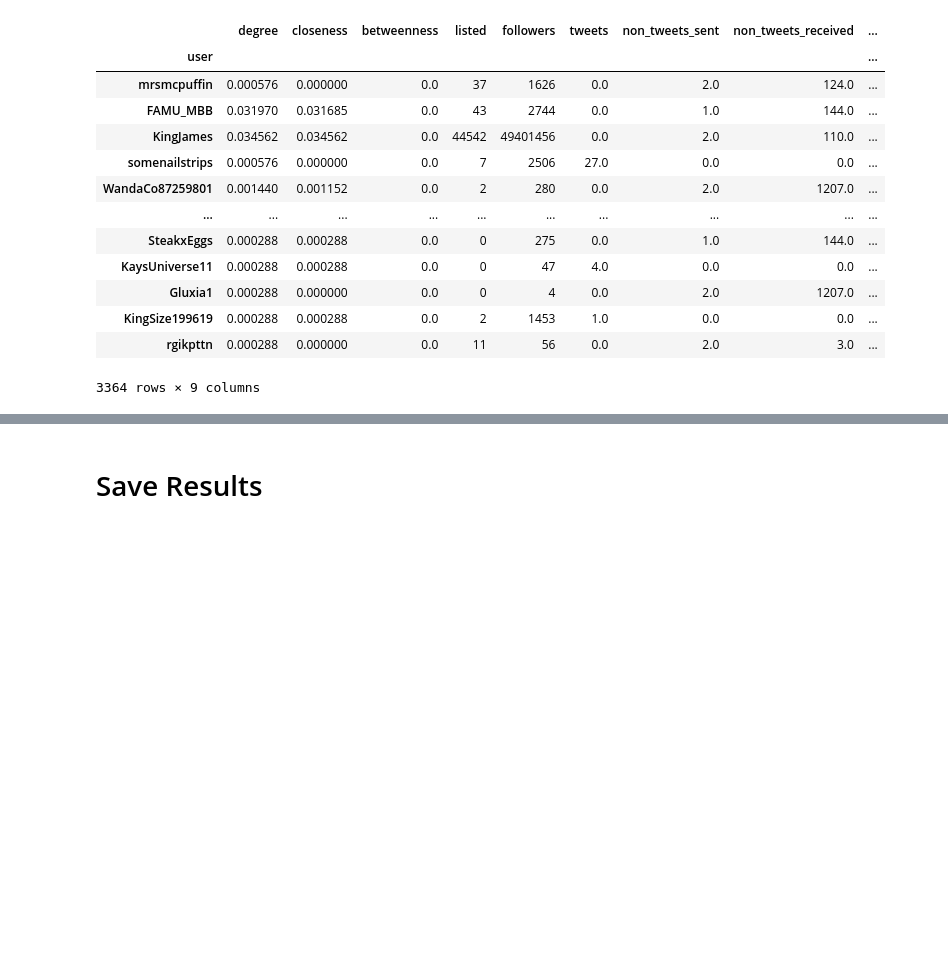
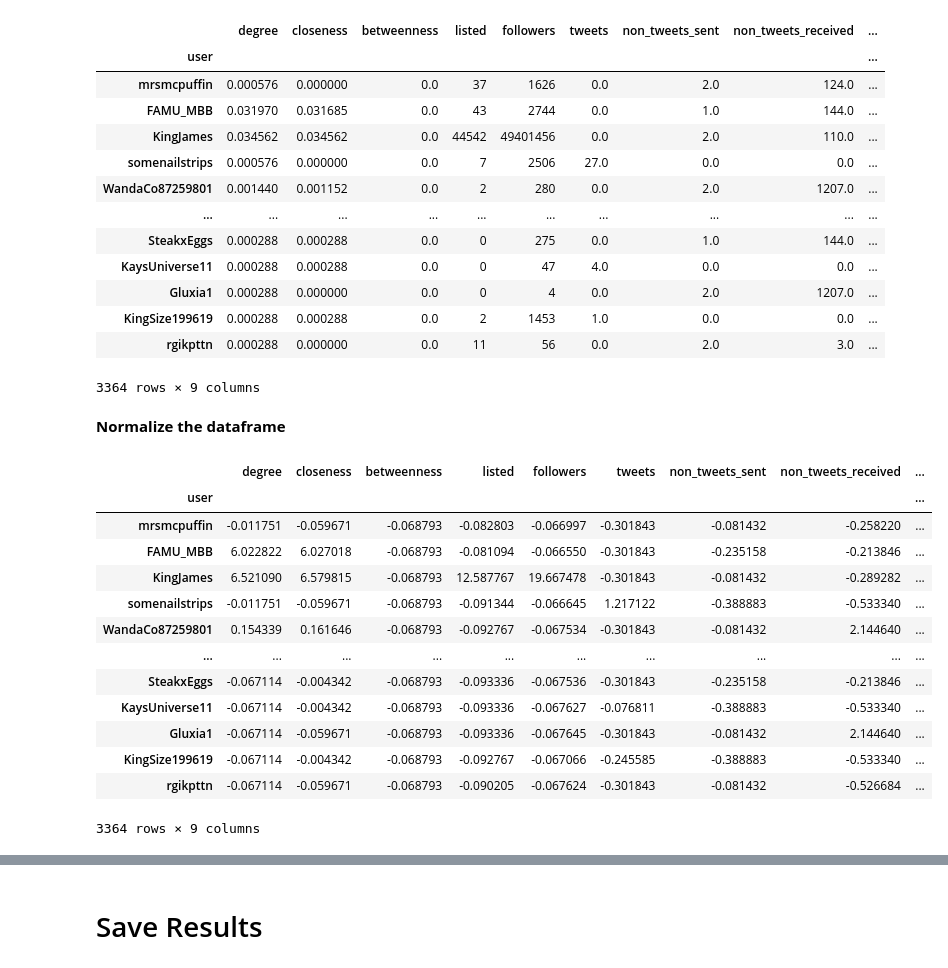
Before and after one commit to bogdan-tanasie/social-influence-twitter, a Jupyter notebook: Graph.ipynb, the cells around one changed output, grey strips where cells are left out. Saved outputs shown, nothing was run; the diff lists cells and outputs as text; code cells hidden in the pictures; blank space fills up the shorter version.

```diff
--- a/Graph.ipynb
+++ b/Graph.ipynb
@@ -309,3 +310,23 @@ network_measures
 | KingSize199619 | 0.000288 | 0.000288 | 0.0 | 2 | 1453 | 1.0 | 0.0 | 0.0 | ... |
 | rgikpttn | 0.000288 | 0.000000 | 0.0 | 11 | 56 | 0.0 | 2.0 | 3.0 | ... |
 3364 rows × 9 columns
+# %% [markdown]
+**Normalize the dataframe**
+# %%
+normalized_network_measures = (network_measures-network_measures.mean())/network_measures.std()
+normalized_network_measures
+# %% [output]
+|  | degree | closeness | betweenness | listed | followers | tweets | non_tweets_sent | non_tweets_received | ... |
+| user |  |  |  |  |  |  |  |  | ... |
+| mrsmcpuffin | -0.011751 | -0.059671 | -0.068793 | -0.082803 | -0.066997 | -0.301843 | -0.081432 | -0.258220 | ... |
+| FAMU_MBB | 6.022822 | 6.027018 | -0.068793 | -0.081094 | -0.066550 | -0.301843 | -0.235158 | -0.213846 | ... |
+| KingJames | 6.521090 | 6.579815 | -0.068793 | 12.587767 | 19.667478 | -0.301843 | -0.081432 | -0.289282 | ... |
+| somenailstrips | -0.011751 | -0.059671 | -0.068793 | -0.091344 | -0.066645 | 1.217122 | -0.388883 | -0.533340 | ... |
+| WandaCo87259801 | 0.154339 | 0.161646 | -0.068793 | -0.092767 | -0.067534 | -0.301843 | -0.081432 | 2.144640 | ... |
+| ... | ... | ... | ... | ... | ... | ... | ... | ... | ... |
+| SteakxEggs | -0.067114 | -0.004342 | -0.068793 | -0.093336 | -0.067536 | -0.301843 | -0.235158 | -0.213846 | ... |
+| KaysUniverse11 | -0.067114 | -0.004342 | -0.068793 | -0.093336 | -0.067627 | -0.076811 | -0.388883 | -0.533340 | ... |
+| Gluxia1 | -0.067114 | -0.059671 | -0.068793 | -0.093336 | -0.067645 | -0.301843 | -0.081432 | 2.144640 | ... |
+| KingSize199619 | -0.067114 | -0.004342 | -0.068793 | -0.092767 | -0.067066 | -0.245585 | -0.388883 | -0.533340 | ... |
+| rgikpttn | -0.067114 | -0.059671 | -0.068793 | -0.090205 | -0.067624 | -0.301843 | -0.081432 | -0.526684 | ... |
+3364 rows × 9 columns
```
Also changed, not shown: parts of 3 cells of this notebook, 3 other files.
